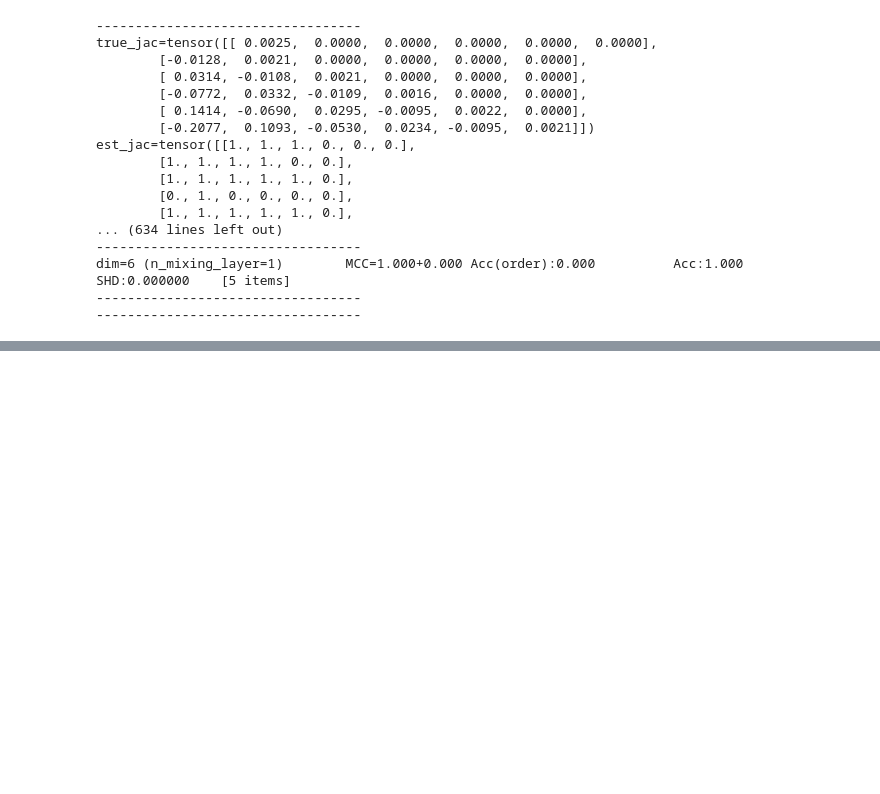
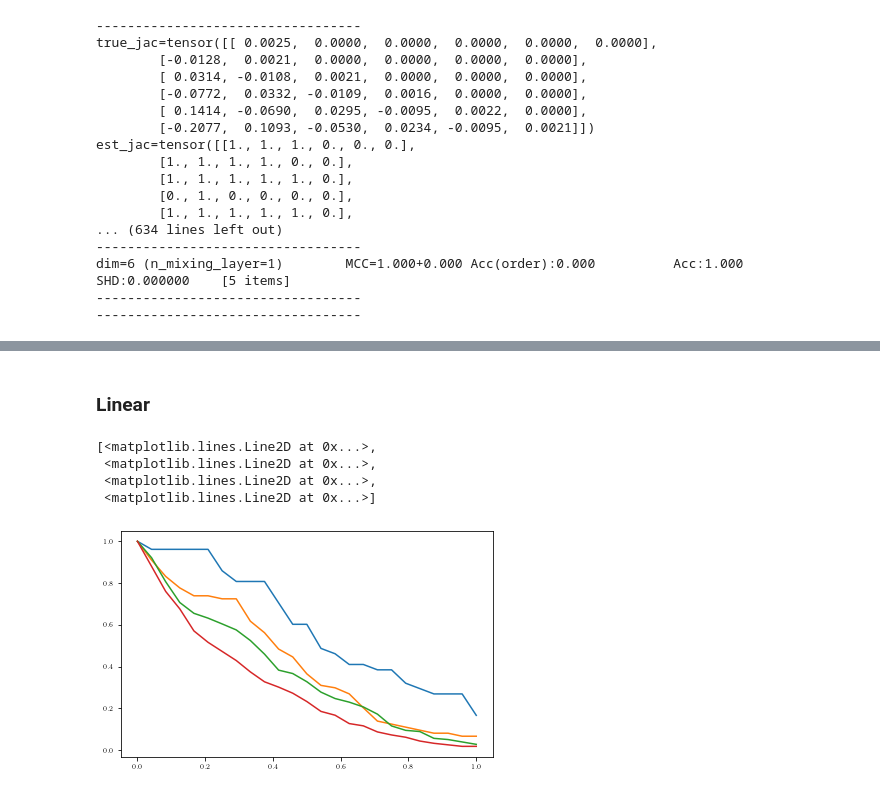
Before and after one commit to rpatrik96/nl-causal-representations, a Jupyter notebook: notebooks/synth_plots.ipynb, the cells around one changed output, grey strips where cells are left out. Saved outputs shown, nothing was run; the diff lists cells and outputs as text; code cells hidden in the pictures; blank space fills up the shorter version.

```diff
--- a/notebooks/synth_plots.ipynb
+++ b/notebooks/synth_plots.ipynb
@@ -258,0 +253,21 @@ dim=6 (n_mixing_layer=1)        MCC=1.000+0.000 Acc(order):0.000          Acc:1.
+# %% [markdown]
+### Linear
+# %%
+"""Linear"""
+selector = True
+
+# thresholds are the same
+
+metric = "precisions"
+precisions_lin = torch.stack([stats3d[3][selector][metric], stats5d[5][selector][metric],stats8d[8][selector][metric],stats10d[10][selector][metric]])
+
+metric = "recalls"
+recalls_lin = torch.stack([stats3d[3][selector][metric], stats5d[5][selector][metric],stats8d[8][selector][metric],stats10d[10][selector][metric]])
+# %%
+plt.plot(thresholds.T, recalls_lin.T)
+# %% [output]
+[<matplotlib.lines.Line2D at 0x...>,
+ <matplotlib.lines.Line2D at 0x...>,
+ <matplotlib.lines.Line2D at 0x...>,
+ <matplotlib.lines.Line2D at 0x...>]
+[figure, added]
```
Also changed, not shown: parts of 41 cells of this notebook.
